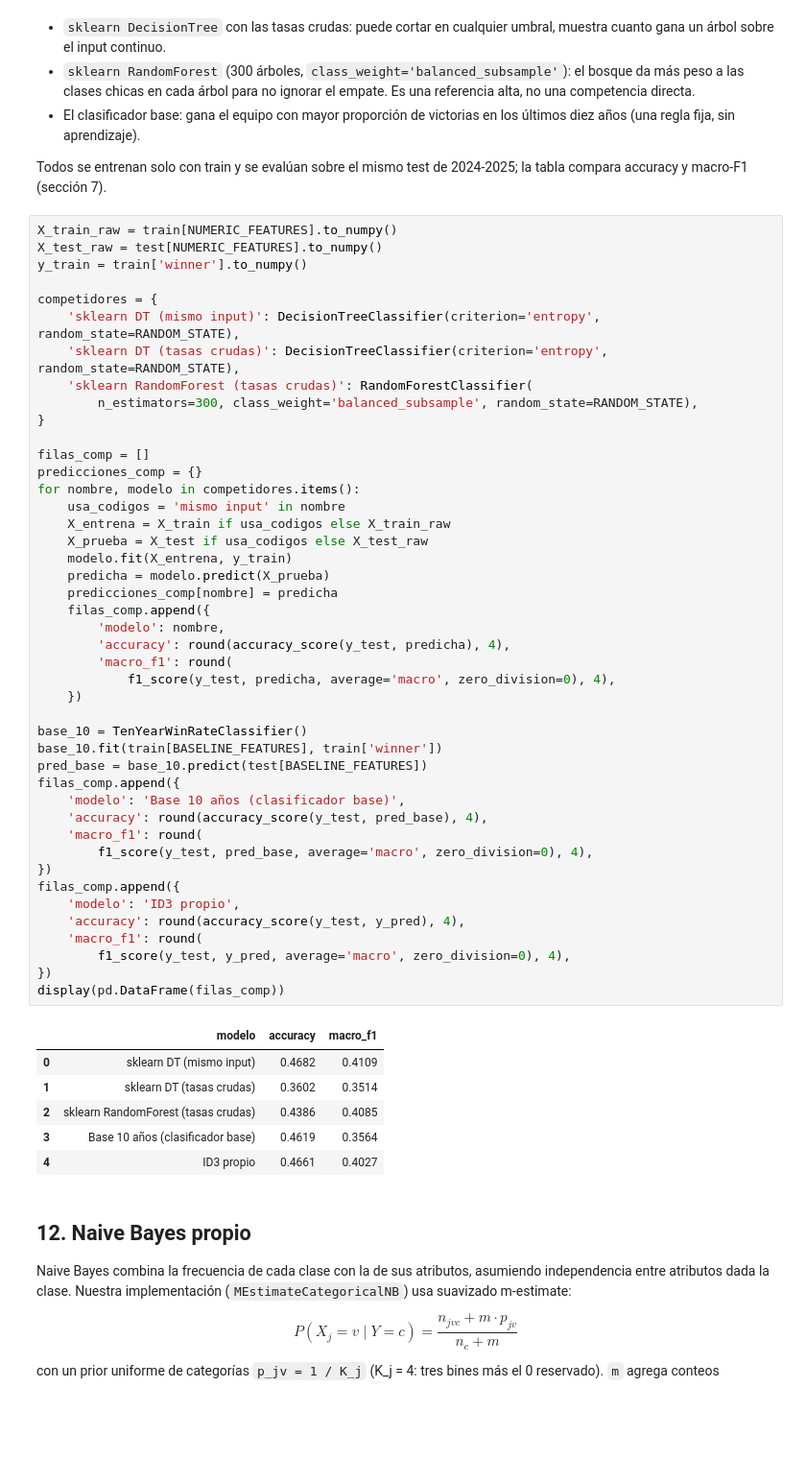
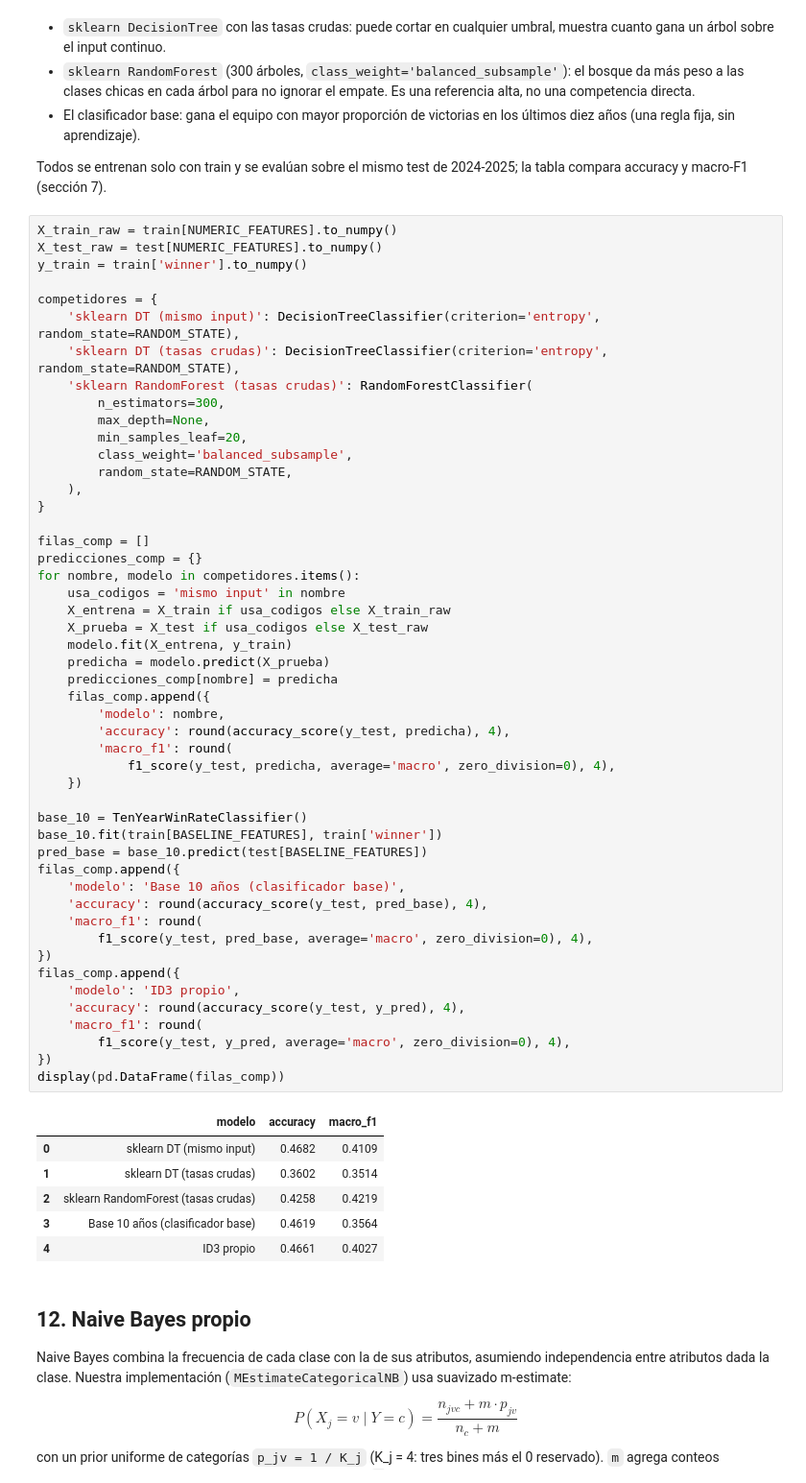
Before and after one commit to agustinocchiuzzi/laboratorioAprendAut1, a Jupyter notebook: notebook.ipynb, the cells around one changed output. Shown at 96% size. Drawn from its saved outputs; the diff is of its cells as text; blank space fills up the shorter version.

```diff
--- a/notebook.ipynb
+++ b/notebook.ipynb
@@ -602,7 +602,12 @@ competidores = {
     'sklearn DT (mismo input)': DecisionTreeClassifier(criterion='entropy', random_state=RANDOM_STATE),
     'sklearn DT (tasas crudas)': DecisionTreeClassifier(criterion='entropy', random_state=RANDOM_STATE),
     'sklearn RandomForest (tasas crudas)': RandomForestClassifier(
-        n_estimators=300, class_weight='balanced_subsample', random_state=RANDOM_STATE),
+        n_estimators=300,
+        max_depth=None,
+        min_samples_leaf=20,
+        class_weight='balanced_subsample',
+        random_state=RANDOM_STATE,
+    ),
 }
 
 filas_comp = []
@@ -614,34 +619,34 @@ for nombre, modelo in competidores.items():
     modelo.fit(X_entrena, y_train)
     predicha = modelo.predict(X_prueba)
     predicciones_comp[nombre] = predicha
     filas_comp.append({
         'modelo': nombre,
         'accuracy': round(accuracy_score(y_test, predicha), 4),
         'macro_f1': round(
             f1_score(y_test, predicha, average='macro', zero_division=0), 4),
     })
 
 base_10 = TenYearWinRateClassifier()
 base_10.fit(train[BASELINE_FEATURES], train['winner'])
 pred_base = base_10.predict(test[BASELINE_FEATURES])
 filas_comp.append({
     'modelo': 'Base 10 años (clasificador base)',
     'accuracy': round(accuracy_score(y_test, pred_base), 4),
     'macro_f1': round(
         f1_score(y_test, pred_base, average='macro', zero_division=0), 4),
 })
 filas_comp.append({
     'modelo': 'ID3 propio',
     'accuracy': round(accuracy_score(y_test, y_pred), 4),
     'macro_f1': round(
         f1_score(y_test, y_pred, average='macro', zero_division=0), 4),
 })
 display(pd.DataFrame(filas_comp))
 # %% [output]
 |  | modelo | accuracy | macro_f1 |
 | 0 | sklearn DT (mismo input) | 0.4682 | 0.4109 |
 | 1 | sklearn DT (tasas crudas) | 0.3602 | 0.3514 |
-| 2 | sklearn RandomForest (tasas crudas) | 0.4386 | 0.4085 |
+| 2 | sklearn RandomForest (tasas crudas) | 0.4258 | 0.4219 |
 | 3 | Base 10 años (clasificador base) | 0.4619 | 0.3564 |
 | 4 | ID3 propio | 0.4661 | 0.4027 |
 # %% [markdown]
```
Also changed, not shown: parts of 3 cells of this notebook, 2 other files.
